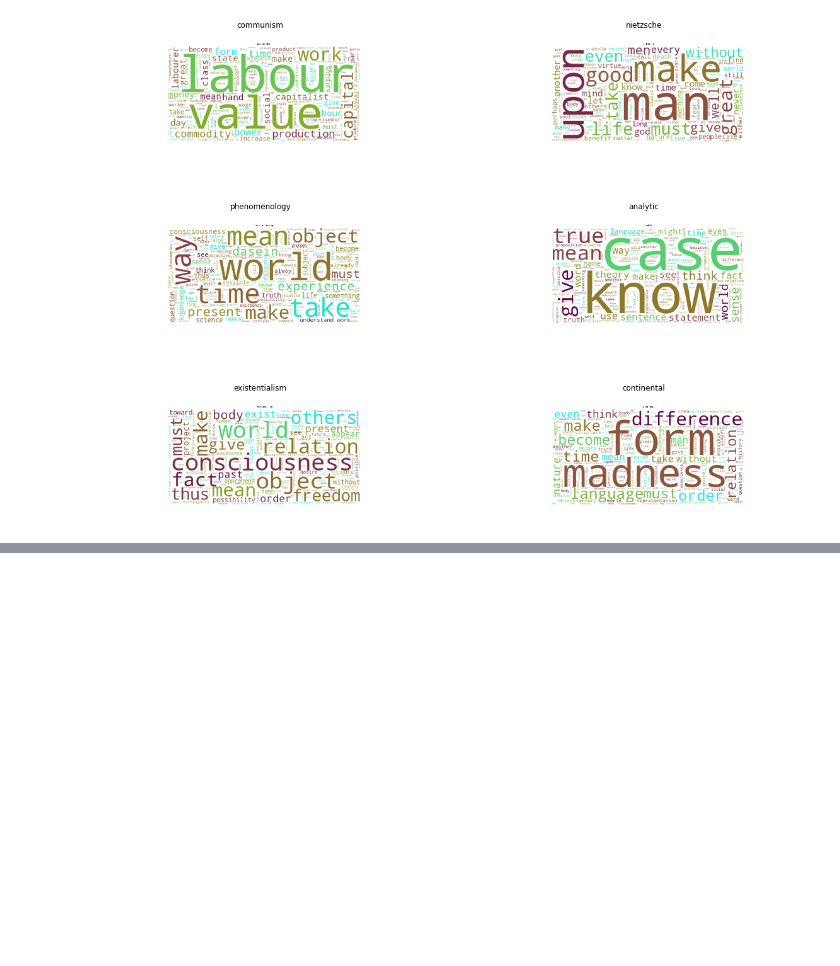
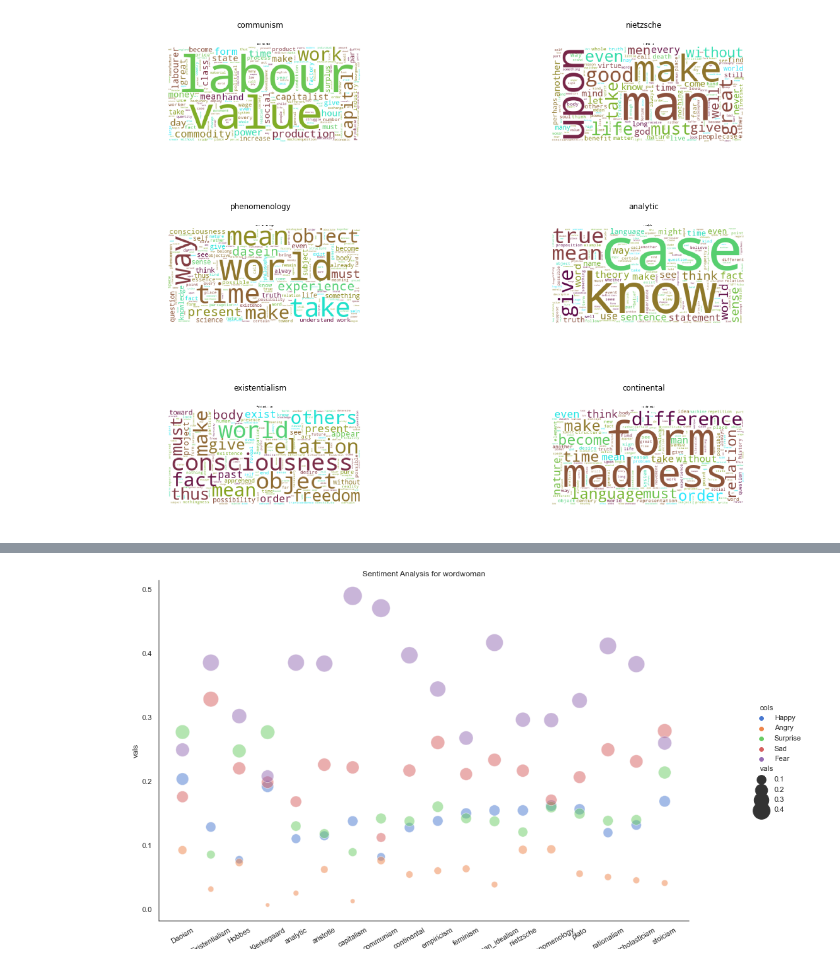
Before and after one commit to TZstatsADS/spring-2022-prj1-dafnep, a Jupyter notebook: doc/Data-science1-text.ipynb, the cells around one changed output, grey strips where cells are left out. Cells and saved outputs as stored; diff of their text form; code cells hidden in the pictures; blank space fills up the shorter version.

```diff
--- a/doc/Data-science1-text.ipynb
+++ b/doc/Data-science1-text.ipynb
@@ -230,0 +263,4 @@ Finally, we  investigate how the attitude of the philosophers towards important
+# %%
+display.Image("./../figs/woman_sentiment.png")
+# %% [output]
+[figure, added]
```
Also changed, not shown: parts of 29 cells of this notebook, 14 other files.
